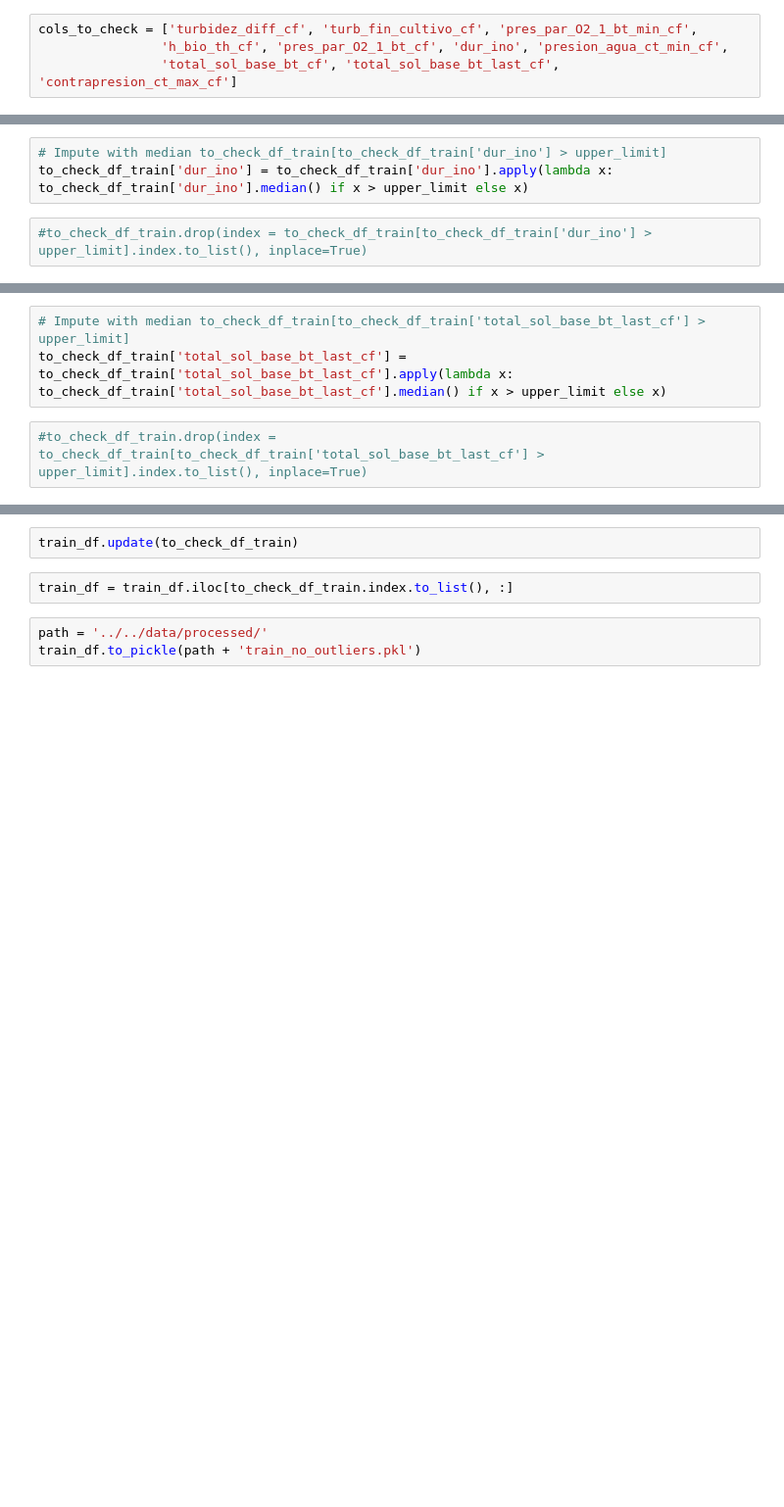
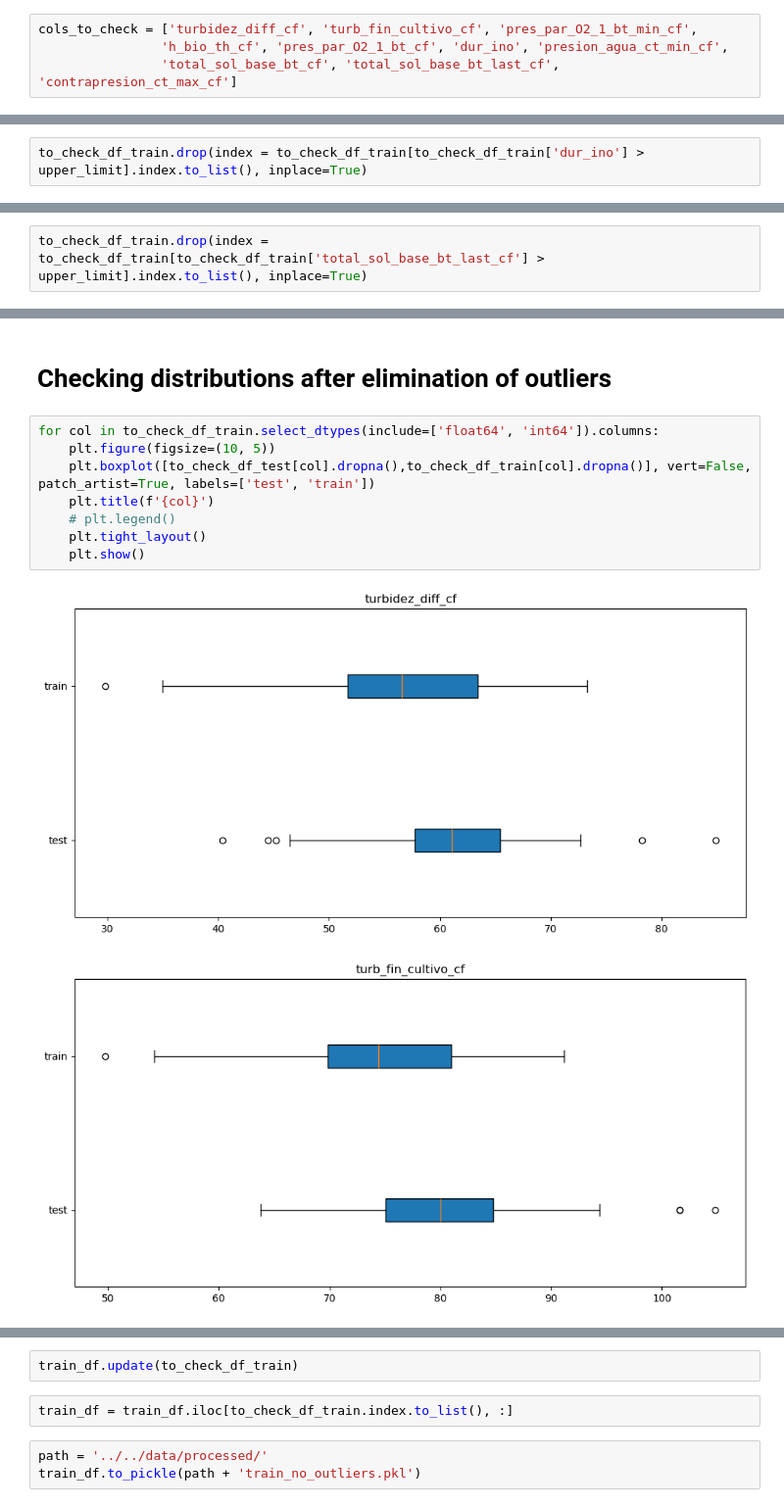
Before and after one commit to dragonsearch/Cajamar-UniversityHack-2024, a Jupyter notebook: losca/processing/EDA_full.ipynb, the cells around one changed output, grey strips where cells are left out. Shown: that part at 98% size. Cells and saved outputs as stored; diff of their text form; blank space fills up the shorter version.

```diff
--- a/losca/processing/EDA_full.ipynb
+++ b/losca/processing/EDA_full.ipynb
@@ -50,6 +109,3 @@ np.float64(101871.83289837406)
-# %%
-# Impute with median to_check_df_train[to_check_df_train['dur_ino'] > upper_limit]
-to_check_df_train['dur_ino'] = to_check_df_train['dur_ino'].apply(lambda x: to_check_df_train['dur_ino'].median() if x > upper_limit else x)
 # %%
-#to_check_df_train.drop(index = to_check_df_train[to_check_df_train['dur_ino'] > upper_limit].index.to_list(), inplace=True)
+to_check_df_train.drop(index = to_check_df_train[to_check_df_train['dur_ino'] > upper_limit].index.to_list(), inplace=True)
 # %% [markdown]
@@ -62,5 +118,2 @@ np.float64(15342.787501072358)
-# %%
-# Impute with median to_check_df_train[to_check_df_train['total_sol_base_bt_last_cf'] > upper_limit]
-to_check_df_train['total_sol_base_bt_last_cf'] = to_check_df_train['total_sol_base_bt_last_cf'].apply(lambda x: to_check_df_train['total_sol_base_bt_last_cf'].median() if x > upper_limit else x)
 # %%
-#to_check_df_train.drop(index = to_check_df_train[to_check_df_train['total_sol_base_bt_last_cf'] > upper_limit].index.to_list(), inplace=True)
+to_check_df_train.drop(index = to_check_df_train[to_check_df_train['total_sol_base_bt_last_cf'] > upper_limit].index.to_list(), inplace=True)
@@ -66,0 +136,13 @@ to_check_df_train['total_sol_base_bt_last_cf'] = to_check_df_train['total_sol_ba
+# %% [markdown]
+# Checking distributions after elimination of outliers
+# %%
+for col in to_check_df_train.select_dtypes(include=['float64', 'int64']).columns:
+    plt.figure(figsize=(10, 5))
+    plt.boxplot([to_check_df_test[col].dropna(),to_check_df_train[col].dropna()], vert=False, patch_artist=True, labels=['test', 'train'])
+    plt.title(f'{col}')
+    # plt.legend()
+    plt.tight_layout()
+    plt.show()
+# %% [output]
+[figure, added]
+[figure, added]
```
Also changed, not shown: parts of 23 cells of this notebook.
